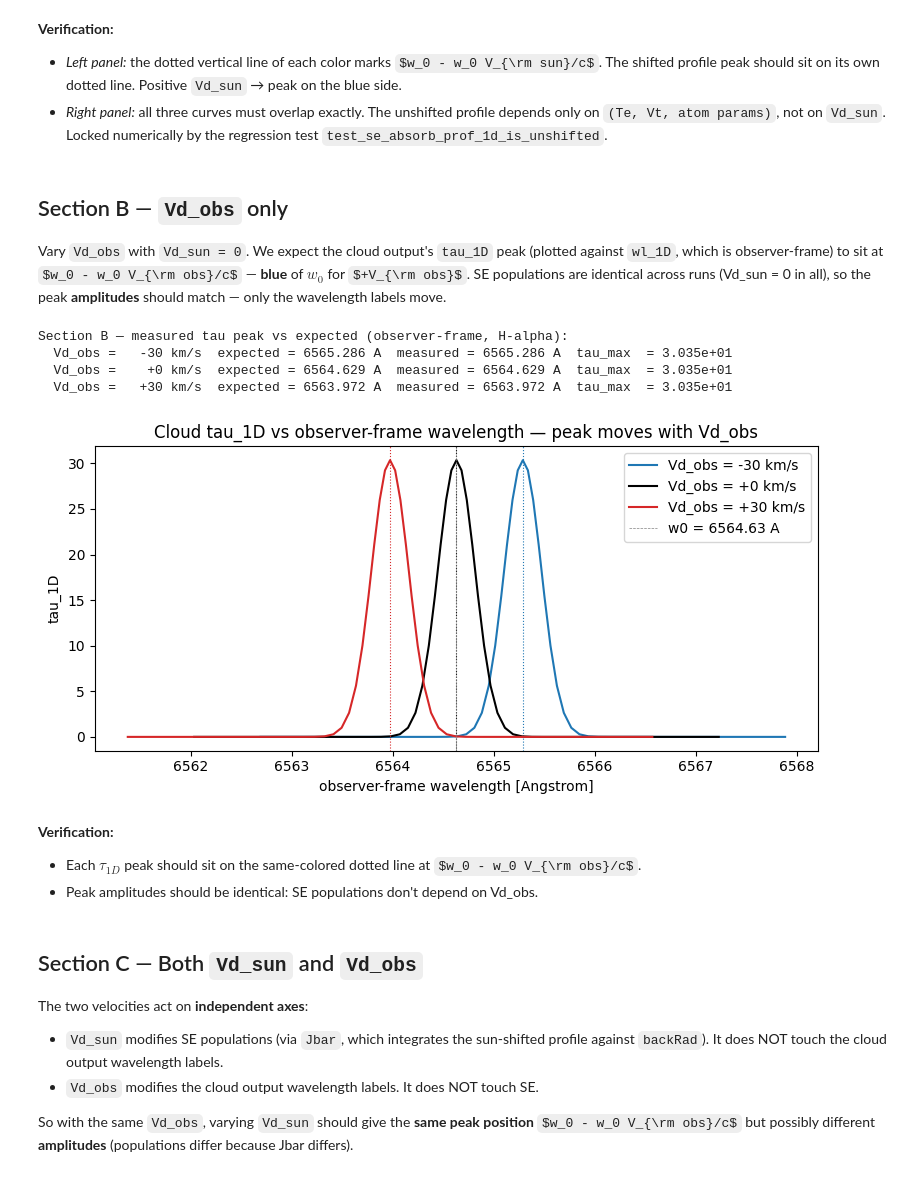
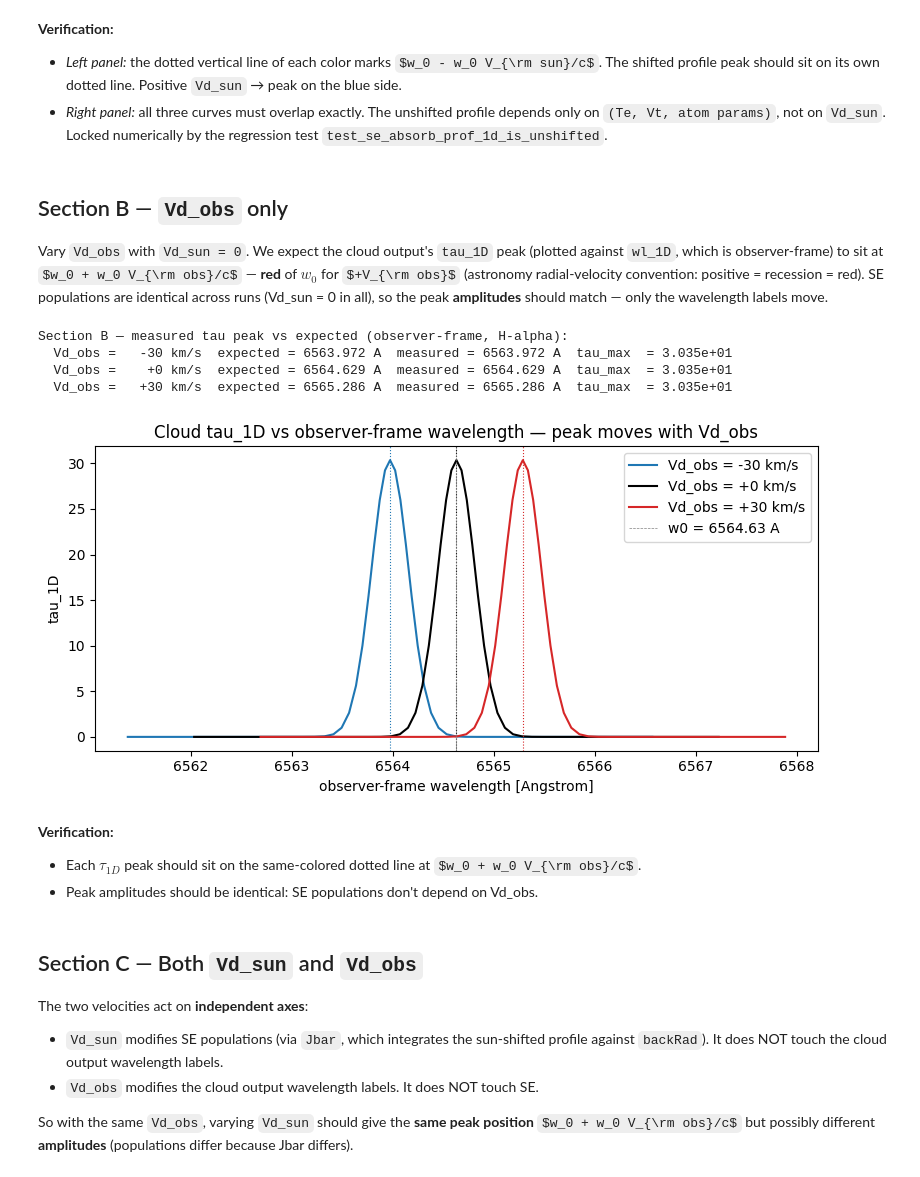
Before and after one commit to kouui/spectra-devcontainer, a Jupyter notebook: notebooks/demo/hydrogen_doppler/hydrogen_doppler.ipynb, the cells around one changed output. Saved outputs shown, nothing was run; the diff lists cells and outputs as text; code cells hidden in the pictures; some formulas as TeX source.

```diff
--- a/notebooks/demo/hydrogen_doppler/hydrogen_doppler.ipynb
+++ b/notebooks/demo/hydrogen_doppler/hydrogen_doppler.ipynb
@@ -212,48 +216,49 @@ Section A — measured peak vs expected (sun-frame, H-alpha):
 
 Vary `Vd_obs` with `Vd_sun = 0`. We expect the cloud output's
 `tau_1D` peak (plotted against `wl_1D`, which is observer-frame) to sit
-at $w_0 - w_0 V_{\rm obs}/c$ — **blue** of $w_0$ for $+V_{\rm obs}$.
+at $w_0 + w_0 V_{\rm obs}/c$ — **red** of $w_0$ for $+V_{\rm obs}$
+(astronomy radial-velocity convention: positive = recession = red).
 SE populations are identical across runs (Vd_sun = 0 in all), so the
 peak **amplitudes** should match — only the wavelength labels move.
 # %%
 Vd_obs_values = [-3.0e6, 0.0, +3.0e6]  # cm/s
 
 fig, ax = plt.subplots(figsize=(8, 4))
 
 print("Section B — measured tau peak vs expected (observer-frame, H-alpha):")
 for v, c in zip(Vd_obs_values, COLORS):
     _, Cloud_con = run(Vd_sun=0.0, Vd_obs=v)
     wl_AA = Cloud_con.wl_1D[i1:i2] * 1.0e8
     tau = Cloud_con.tau_1D[i1:i2]
     ax.plot(wl_AA, tau, label=f"Vd_obs = {v / 1.0e5:+.0f} km/s", color=c)
-    expected_peak_AA = (w0_cm - w0_cm * v / CST.c_) * 1.0e8
+    expected_peak_AA = (w0_cm + w0_cm * v / CST.c_) * 1.0e8
     ax.axvline(expected_peak_AA, color=c, ls=":", lw=0.8)
 
     measured_peak_AA = float(wl_AA[int(np.argmax(tau))])
     print(f"  Vd_obs = {v / 1.0e5:+5.0f} km/s  "
           f"expected = {expected_peak_AA:.3f} A  "
           f"measured = {measured_peak_AA:.3f} A  "
           f"tau_max  = {float(tau.max()):.3e}")
 
 ax.set_title("Cloud tau_1D vs observer-frame wavelength — peak moves with Vd_obs")
 ax.set_xlabel("observer-frame wavelength [Angstrom]")
 ax.set_ylabel("tau_1D")
 ax.axvline(w0_cm * 1.0e8, color="gray", ls="--", lw=0.5,
            label=f"w0 = {w0_cm * 1.0e8:.2f} A")
 ax.legend()
 plt.tight_layout()
 plt.show()
 # %% [output]
 Section B — measured tau peak vs expected (observer-frame, H-alpha):
-  Vd_obs =   -30 km/s  expected = 6565.286 A  measured = 6565.286 A  tau_max  = 3.035e+01
+  Vd_obs =   -30 km/s  expected = 6563.972 A  measured = 6563.972 A  tau_max  = 3.035e+01
   Vd_obs =    +0 km/s  expected = 6564.629 A  measured = 6564.629 A  tau_max  = 3.035e+01
-  Vd_obs =   +30 km/s  expected = 6563.972 A  measured = 6563.972 A  tau_max  = 3.035e+01
+  Vd_obs =   +30 km/s  expected = 6565.286 A  measured = 6565.286 A  tau_max  = 3.035e+01
-[figure, old version]
+[figure, new version]
 # %% [markdown]
 **Verification:**
 
 - Each $\tau_{1D}$ peak should sit on the same-colored dotted line at
-  $w_0 - w_0 V_{\rm obs}/c$.
+  $w_0 + w_0 V_{\rm obs}/c$.
 - Peak amplitudes should be identical: SE populations don't depend on
   Vd_obs.
 # %% [markdown]
@@ -268,7 +273,7 @@ The two velocities act on **independent axes**:
   touch SE.
 
 So with the same `Vd_obs`, varying `Vd_sun` should give the **same
-peak position** $w_0 - w_0 V_{\rm obs}/c$ but possibly different
+peak position** $w_0 + w_0 V_{\rm obs}/c$ but possibly different
 **amplitudes** (populations differ because Jbar differs).
 # %%
 Vd_obs_fixed = +3.0e6  # cm/s; +30 km/s, held constant across cases
```
Also changed, not shown: parts of 3 cells of this notebook, 7 other files.
